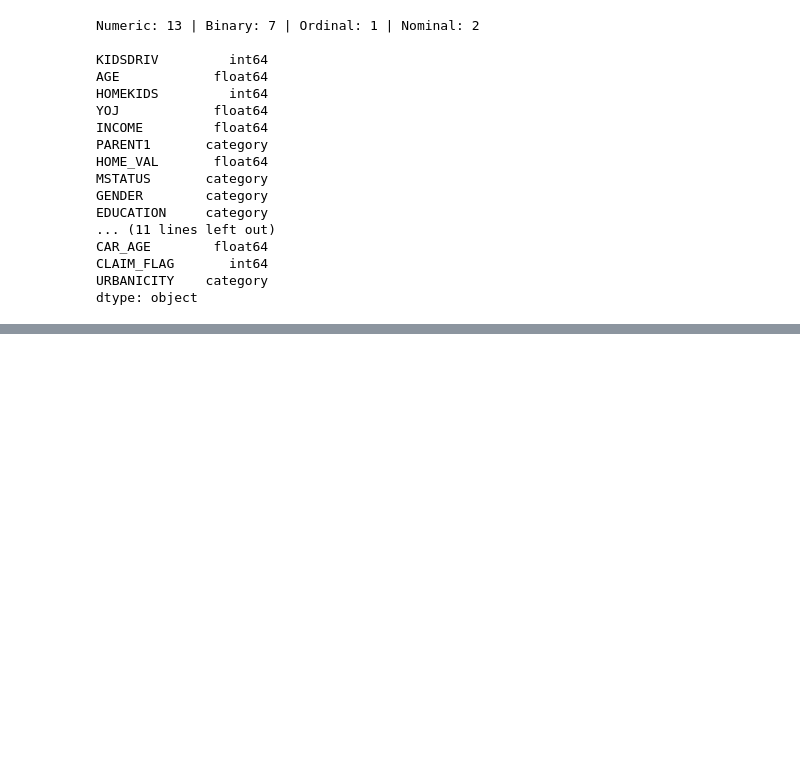
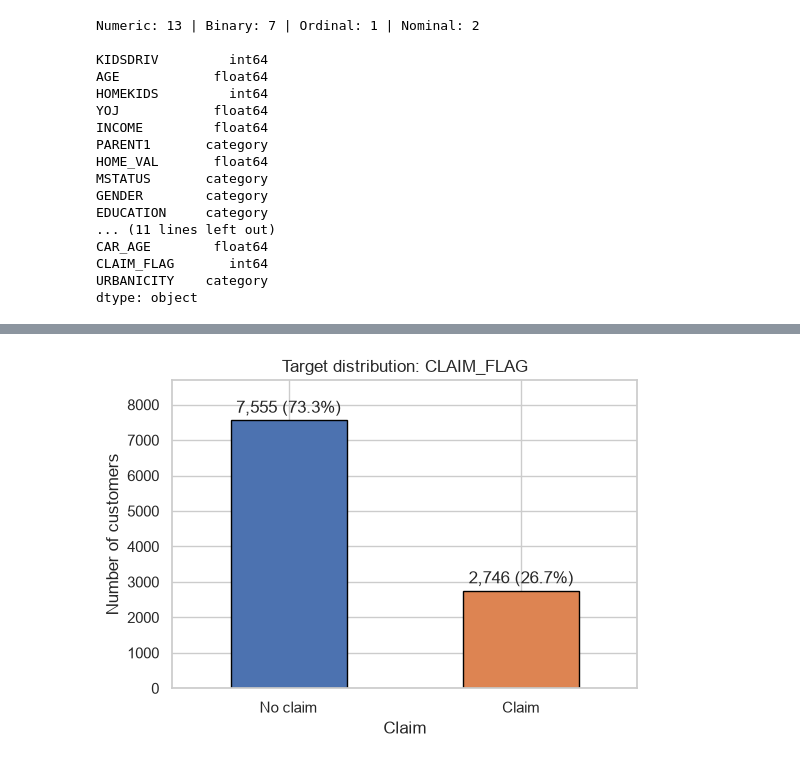
Before and after one commit to MoheebAbusamra/MachineLearning-Classification-Project, a Jupyter notebook: Car_Insurance_Claim_Classification.ipynb, the cells around one changed output, grey strips where cells are left out. Cells and saved outputs as stored; diff of their text form; code cells hidden in the pictures; blank space fills up the shorter version.

Commit message:
Added Visualization, data exploration

```diff
--- a/Car_Insurance_Claim_Classification.ipynb
+++ b/Car_Insurance_Claim_Classification.ipynb
@@ -593,0 +599,26 @@ dtype: object
+# %%
+from scipy.stats import chi2_contingency
+
+CLASS_LABELS = {0: "No claim", 1: "Claim"}
+CLASS_COLORS = {"No claim": "#4C72B0", "Claim": "#DD8452"}
+eda_figures = {}                                   # name -> matplotlib figure
+overall_rate = df[TARGET].mean()
+plot_df = df.assign(Claim=df[TARGET].map(CLASS_LABELS))   # readable class labels for plots
+# %%
+counts = plot_df["Claim"].value_counts()
+
+fig, ax = plt.subplots(figsize=(6, 4))
+counts.plot(kind="bar", color=[CLASS_COLORS[k] for k in counts.index], edgecolor="black", rot=0, ax=ax)
+
+
+labels = [f"{v:,} ({v / counts.sum():.1%})" for v in counts]
+ax.bar_label(ax.containers[0], labels=labels, padding=3)
+
+ax.set_title("Target distribution: CLAIM_FLAG")
+ax.set_ylabel("Number of customers")
+ax.set_ylim(0, counts.max() * 1.15)
+
+eda_figures["01_target_distribution"] = fig
+plt.show()
+# %% [output]
+[figure, added]
```
Also changed, not shown: parts of 14 cells of this notebook.
